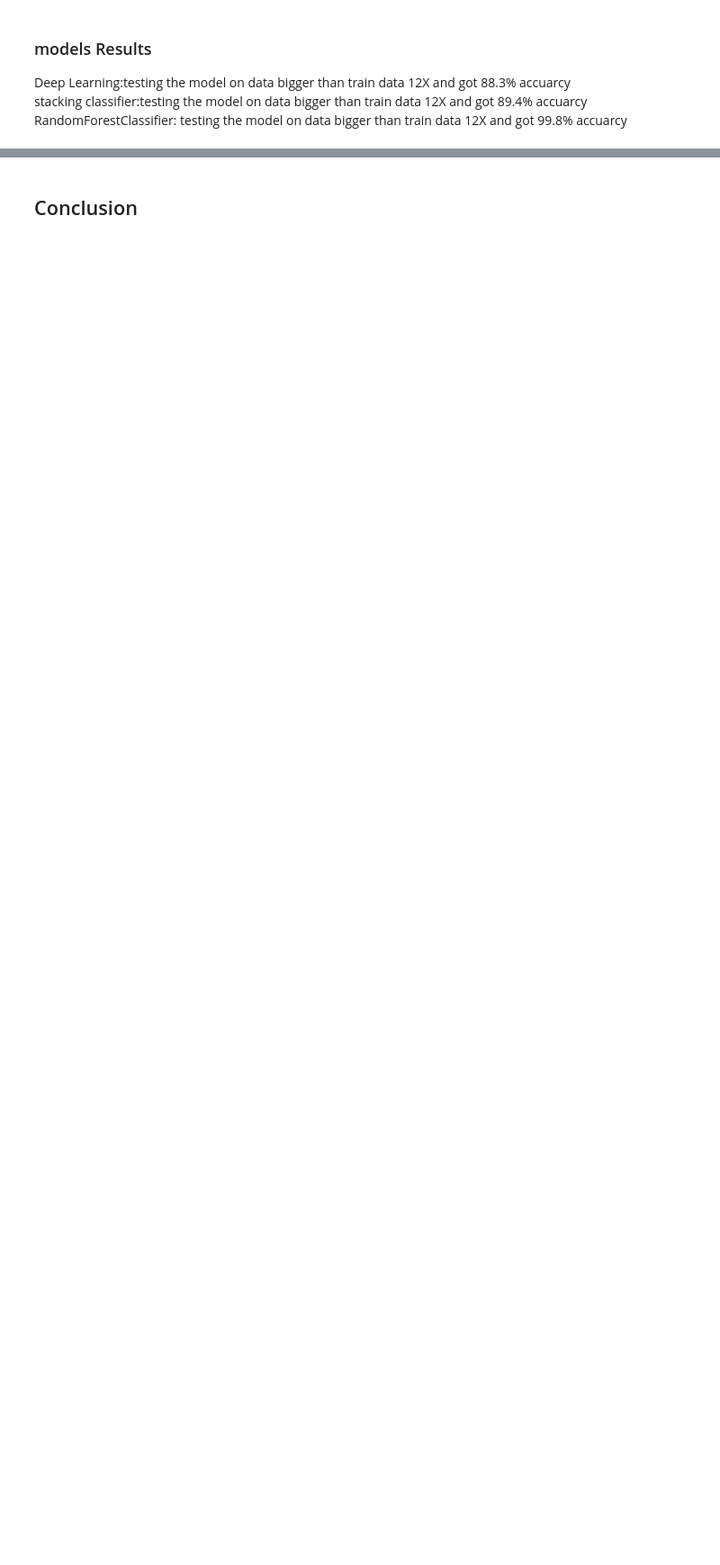
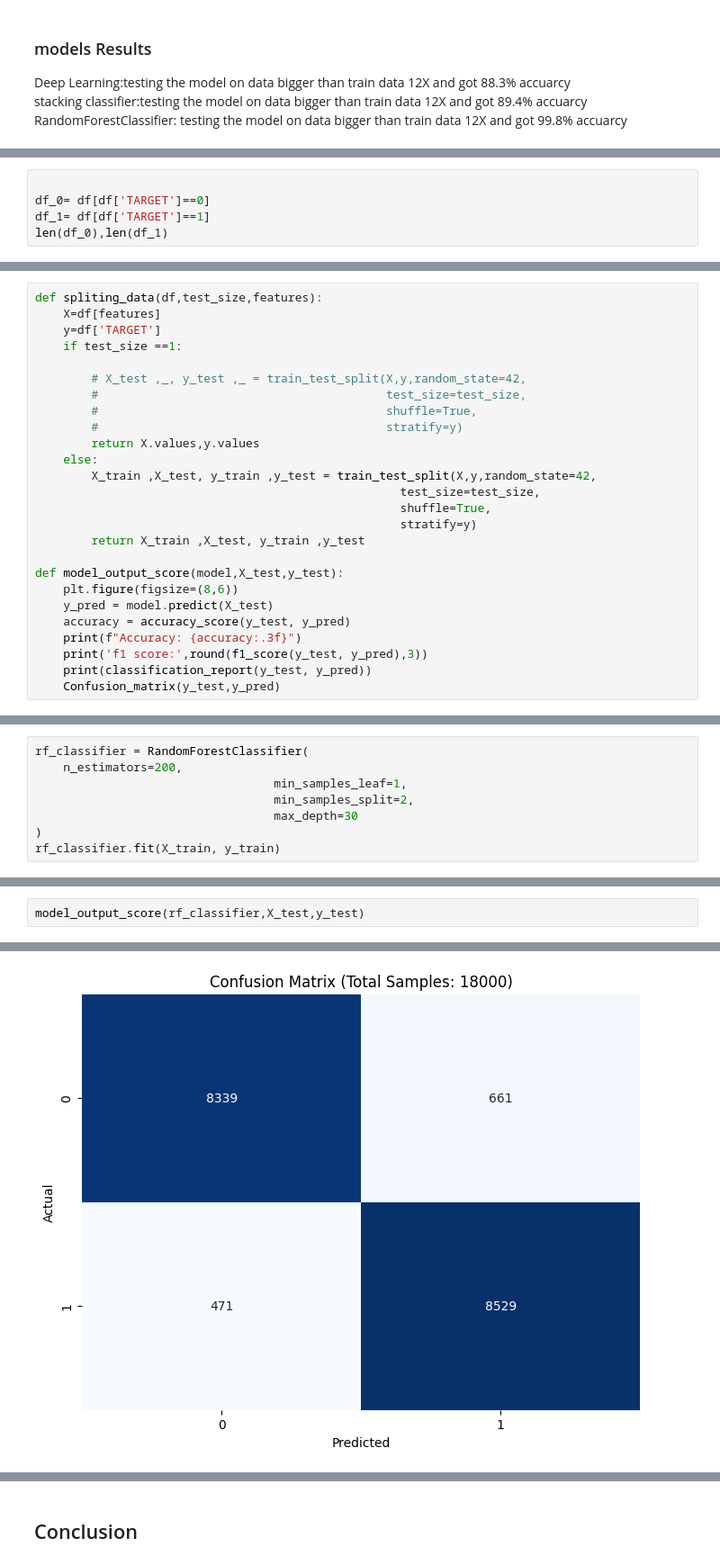
Before and after one commit to mahmoudbahaa755/Credit-Scores, a Jupyter notebook: loan-application-v2.ipynb, the cells around one changed output, grey strips where cells are left out. Shown: that part at 90% size. Saved outputs shown, nothing was run; the diff lists cells and outputs as text; blank space fills up the shorter version.

```diff
--- a/loan-application-v2.ipynb
+++ b/loan-application-v2.ipynb
@@ -952,0 +1087,5 @@ X_train_full.shape
+# %%
+
+df_0= df[df['TARGET']==0]
+df_1= df[df['TARGET']==1]
+len(df_0),len(df_1)
@@ -952,0 +1165,26 @@ X_train_full.shape
+# %%
+def spliting_data(df,test_size,features):
+    X=df[features]
+    y=df['TARGET']
+    if test_size ==1:
+
+        # X_test ,_, y_test ,_ = train_test_split(X,y,random_state=42,
+        #                                         test_size=test_size,
+        #                                         shuffle=True,
+        #                                         stratify=y)
+        return X.values,y.values
+    else:
+        X_train ,X_test, y_train ,y_test = train_test_split(X,y,random_state=42,
+                                                    test_size=test_size,
+                                                    shuffle=True,
+                                                    stratify=y)
+        return X_train ,X_test, y_train ,y_test
+
+def model_output_score(model,X_test,y_test):
+    plt.figure(figsize=(8,6))
+    y_pred = model.predict(X_test)
+    accuracy = accuracy_score(y_test, y_pred)
+    print(f"Accuracy: {accuracy:.3f}")
+    print('f1 score:',round(f1_score(y_test, y_pred),3))
+    print(classification_report(y_test, y_pred))
+    Confusion_matrix(y_test,y_pred)
@@ -952,0 +1207,8 @@ X_train_full.shape
+# %%
+rf_classifier = RandomForestClassifier(
+    n_estimators=200,
+                                  min_samples_leaf=1,
+                                  min_samples_split=2,
+                                  max_depth=30
+)
+rf_classifier.fit(X_train, y_train)
@@ -952,0 +1217,3 @@ X_train_full.shape
+# %%
+model_output_score(rf_classifier,X_test,y_test)
+# %% [output]
@@ -952,0 +1231 @@ X_train_full.shape
+[figure, added]
```
Also changed, not shown: parts of 141 cells of this notebook.
